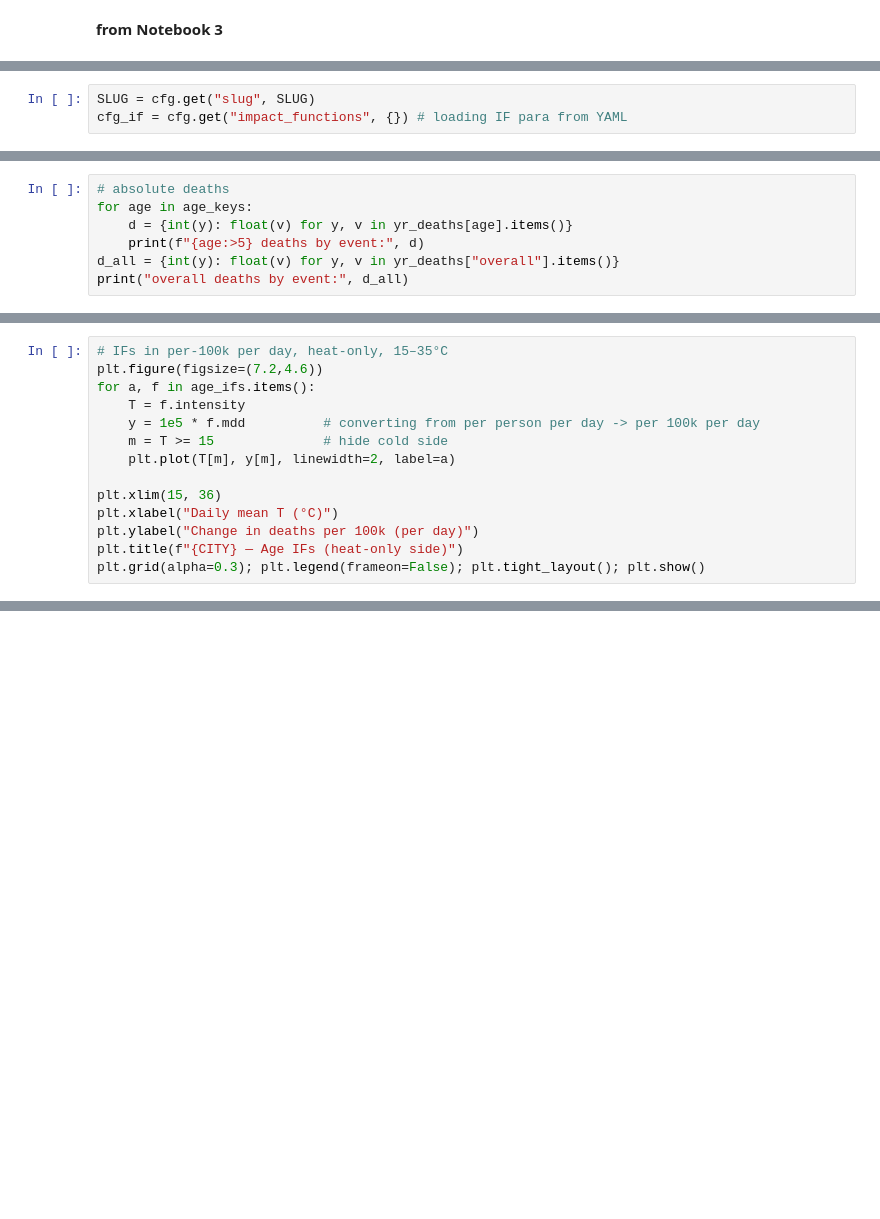
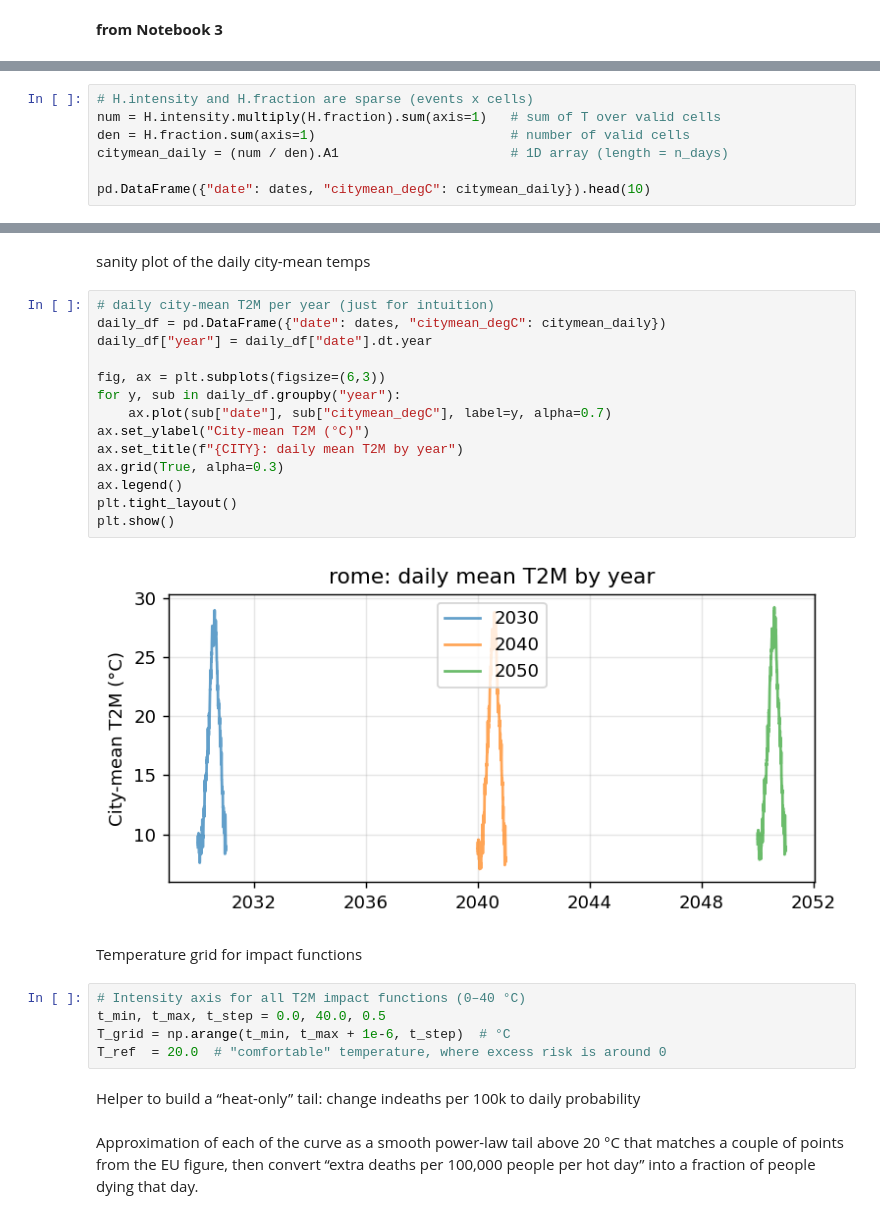
Before and after one commit to URBADAPT/URBADAPT-HEAT, a Jupyter notebook: urban-heat/notebooks/city_agnostic/sensitivity/Rome/04_impact_functions_drive_generic_sensitivity_rome.ipynb, the cells around one changed output, grey strips where cells are left out. Cells and saved outputs as stored; diff of their text form; blank space fills up the shorter version.

```diff
--- a/urban-heat/notebooks/city_agnostic/sensitivity/Rome/04_impact_functions_drive_generic_sensitivity_rome.ipynb
+++ b/urban-heat/notebooks/city_agnostic/sensitivity/Rome/04_impact_functions_drive_generic_sensitivity_rome.ipynb
@@ -128,3 +43,0 @@ Total population on WBGT grid: 2548153.9153858856
-# %%
-SLUG = cfg.get("slug", SLUG)
-cfg_if = cfg.get("impact_functions", {}) # loading IF para from YAML
@@ -268,7 +43,0 @@ Population-weighted(by age) == overall rates_all? True
-# %%
-# absolute deaths
-for age in age_keys:
-    d = {int(y): float(v) for y, v in yr_deaths[age].items()}
-    print(f"{age:>5} deaths by event:", d)
-d_all = {int(y): float(v) for y, v in yr_deaths["overall"].items()}
-print("overall deaths by event:", d_all)
@@ -293,14 +43,0 @@ plt.grid(alpha=0.3); plt.legend(frameon=False); plt.tight_layout(); plt.show()
-# %%
-# IFs in per-100k per day, heat-only, 15–35°C
-plt.figure(figsize=(7.2,4.6))
-for a, f in age_ifs.items():
-    T = f.intensity
-    y = 1e5 * f.mdd          # converting from per person per day -> per 100k per day
-    m = T >= 15              # hide cold side
-    plt.plot(T[m], y[m], linewidth=2, label=a)
-
-plt.xlim(15, 36)
-plt.xlabel("Daily mean T (°C)")
-plt.ylabel("Change in deaths per 100k (per day)")
-plt.title(f"{CITY} — Age IFs (heat-only side)")
-plt.grid(alpha=0.3); plt.legend(frameon=False); plt.tight_layout(); plt.show()
@@ -320,0 +112,7 @@ Wrote /Users/armandeaboudrar-meda/Desktop/CMCC/URBADAPT/urban-heat/outputs/rome/
+# %%
+# H.intensity and H.fraction are sparse (events x cells)
+num = H.intensity.multiply(H.fraction).sum(axis=1)   # sum of T over valid cells
+den = H.fraction.sum(axis=1)                         # number of valid cells
+citymean_daily = (num / den).A1                      # 1D array (length = n_days)
+
+pd.DataFrame({"date": dates, "citymean_degC": citymean_daily}).head(10)
@@ -320,0 +131,29 @@ Wrote /Users/armandeaboudrar-meda/Desktop/CMCC/URBADAPT/urban-heat/outputs/rome/
+# %% [markdown]
+sanity plot of the daily city-mean temps
+# %%
+# daily city-mean T2M per year (just for intuition)
+daily_df = pd.DataFrame({"date": dates, "citymean_degC": citymean_daily})
+daily_df["year"] = daily_df["date"].dt.year
+
+fig, ax = plt.subplots(figsize=(6,3))
+for y, sub in daily_df.groupby("year"):
+    ax.plot(sub["date"], sub["citymean_degC"], label=y, alpha=0.7)
+ax.set_ylabel("City-mean T2M (°C)")
+ax.set_title(f"{CITY}: daily mean T2M by year")
+ax.grid(True, alpha=0.3)
+ax.legend()
+plt.tight_layout()
+plt.show()
+# %% [output]
+[figure, added]
+# %% [markdown]
+Temperature grid for impact functions
+# %%
+# Intensity axis for all T2M impact functions (0–40 °C)
+t_min, t_max, t_step = 0.0, 40.0, 0.5
+T_grid = np.arange(t_min, t_max + 1e-6, t_step)  # °C
+T_ref  = 20.0  # "comfortable" temperature, where excess risk is around 0
+# %% [markdown]
+Helper to build a “heat-only” tail: change indeaths per 100k to daily probability
+# %% [markdown]
+Approximation of each of the curve as a smooth power-law tail above 20 °C that matches a couple of points from the EU figure, then convert “extra deaths per 100,000 people per hot day” into a fraction of people dying that day.
```
Also changed, not shown: parts of 44 cells of this notebook, 3 other files.
